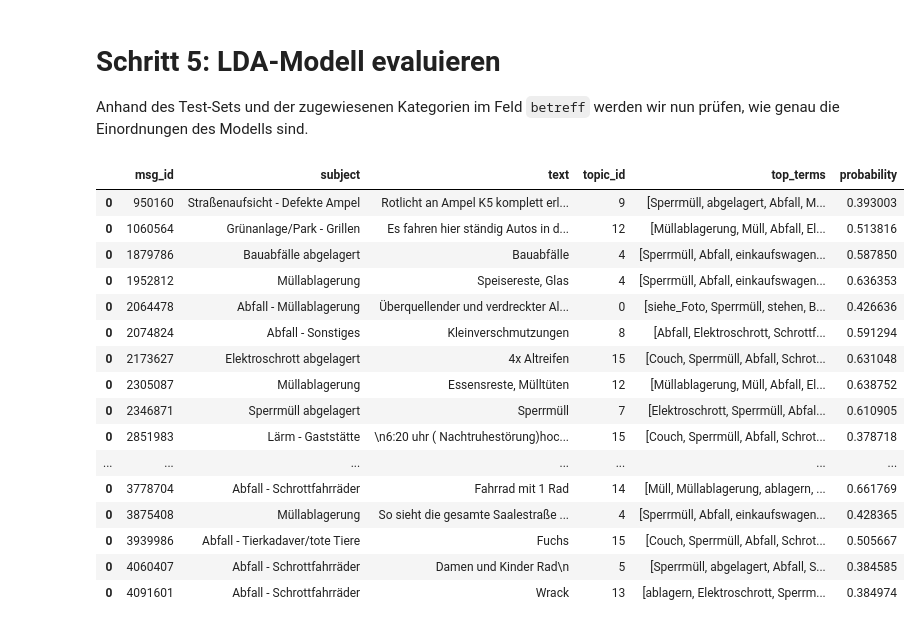
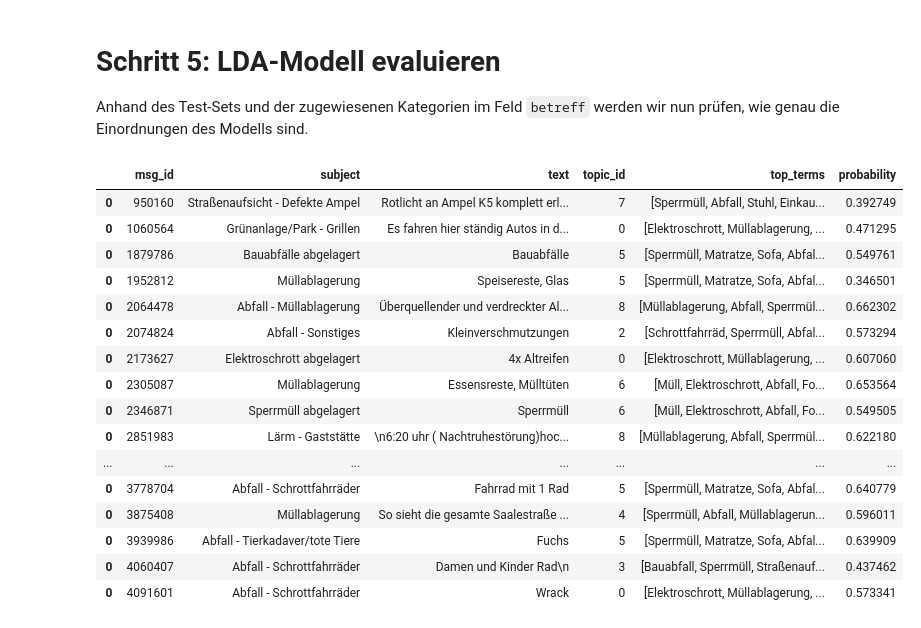
Before and after one commit to schaermu/DLBDSEDE02-Notebook, a Jupyter notebook: src/aufgabe1.ipynb, the cells around one changed output. Saved outputs shown, nothing was run; the diff lists cells and outputs as text; code cells hidden in the pictures.

```diff
--- a/src/aufgabe1.ipynb
+++ b/src/aufgabe1.ipynb
@@ -239,16 +261,16 @@ Zuerst werde ich versuchen, die optimale Anzahl Themenfelder anhand eines Diagra
 import gensim
 
 # use TF-IDF corpus to train LSI model
-lsa_dict = gensim.corpora.Dictionary(training_set.values)
+lsa_dict = gensim.corpora.Dictionary(training_set.lemma)
 lsa_tfidf = TfidfModel(dictionary=lsa_dict, smartirs='ntc')
-lsa_corpus = [lsa_tfidf[lsa_dict.doc2bow(doc)] for doc in training_set.values]
+lsa_corpus = [lsa_tfidf[lsa_dict.doc2bow(doc)] for doc in training_set.lemma]
 
 start, stop, step = 2, 25, 1
 
 _, coherence_values = compute_coherence_values(
     dict=lsa_dict,
     corpus=lsa_corpus,
-    training_set=training_set.values,
+    training_set=training_set.lemma,
     model_type="lsi",
     coherence="u_mass",
     start=start, stop=stop, step=step
@@ -259,7 +281,7 @@ plot_coherence_graph(coherence_values, start, stop, step)
 # %% [markdown]
 Das Diagram zeigt auf, dass die optimale Anzahl Themen zwischen 4 und ca. 6 liegt, mit höheren Werten pendelt sich der Coherence-Score auf einem höheren Niveau ein (wobei bei der `u_mass` Metrik der tiefste Wert der beste ist).
 # %%
-num_topics = 4
+num_topics = 8
 
 lsi_model = LsiModel(lsa_corpus, num_topics=num_topics, id2word=lsa_dict)
 topics = get_specific_topics(lsi_model)
@@ -321,11 +343,11 @@ Bei LDA zeigt sich zum einen eine tiefere Varianz in der Koheränz und zum ander
 from gensim.models import CoherenceModel, LdaMulticore
 import pyLDAvis.gensim_models
 
-num_topics = 16
+num_topics = 10
 
-lda_dict = gensim.corpora.Dictionary(training_set.values)
+lda_dict = gensim.corpora.Dictionary(training_set.lemma)
 lda_tfidf = TfidfModel(dictionary=lsa_dict, smartirs='ntc')
-lda_corpus = [lda_tfidf[lda_dict.doc2bow(doc)] for doc in training_set.values]
+lda_corpus = [lda_tfidf[lda_dict.doc2bow(doc)] for doc in training_set.lemma]
 
 # train model
 lda_model = LdaMulticore(
@@ -341,7 +363,7 @@ lda_model = LdaMulticore(
 
 # Compute Perplexity & Coherence Score
 coherence_model_lda = CoherenceModel(
-    model=lda_model, corpus=lda_corpus, texts=training_set.values, dictionary=lda_dict, coherence="u_mass"
+    model=lda_model, corpus=lda_corpus, texts=training_set.lemma, dictionary=lda_dict, coherence="u_mass"
 )
 coherence_lda = coherence_model_lda.get_coherence()
 print("Perplexity: ", lda_model.log_perplexity(lda_corpus))
@@ -358,16 +380,16 @@ Coherence Score:  -8.715137785535337
 # Schritt 5a: LSI-Modell evaluieren
 Anhand des Test-Sets und der zugewiesenen Kategorien im Feld `betreff` werden wir nun prüfen, wie genau die Einordnungen des LSI-Modells sind.
 # %%
-lsi_test_dict = gensim.corpora.Dictionary(test_set.values)
+lsi_test_dict = gensim.corpora.Dictionary(test_set.lemma)
 lsi_test_tfidf = TfidfModel(dictionary=lsi_test_dict, smartirs='ntc')
-lsi_test_corpus = [lsi_test_tfidf[lsi_test_dict.doc2bow(doc)] for doc in test_set.values]
+lsi_test_corpus = [lsi_test_tfidf[lsi_test_dict.doc2bow(doc)] for doc in test_set.lemma]
 
 predictions = lsi_model[lsi_test_corpus]
 
 dfs = []
 for i, preds in enumerate(predictions):
     doc = test_set.iloc[i]
-    msg_id = test_set.keys()[i]
+    msg_id = doc.name
 
     # get original subject/text from source data
     subject = test_data[test_data.msg_id == msg_id].betreff.values[0]
@@ -408,49 +430,49 @@ df.head(20)
 # Schritt 5: LDA-Modell evaluieren
 Anhand des Test-Sets und der zugewiesenen Kategorien im Feld `betreff` werden wir nun prüfen, wie genau die Einordnungen des Modells sind.
 # %%
-lda_test_dict = gensim.corpora.Dictionary(test_set.values)
+lda_test_dict = gensim.corpora.Dictionary(test_set.lemma)
 lda_test_tfidf = TfidfModel(dictionary=lda_test_dict, smartirs='ntc')
-lda_test_corpus = [lda_test_tfidf[lda_test_dict.doc2bow(doc)] for doc in test_set.values]
+lda_test_corpus = [lda_test_tfidf[lda_test_dict.doc2bow(doc)] for doc in test_set.lemma]
 
 predictions = lda_model.get_document_topics(lda_test_corpus)
 
 dfs = []
 for i, preds in enumerate(predictions):
     doc = test_set.iloc[i]
-    msg_id = test_set.keys()[i]
+    msg_id = doc.name
 
     # get original subject/text from source data
     subject = test_data[test_data.msg_id == msg_id].betreff.values[0]
     text = test_data[test_data.msg_id == msg_id].sachverhalt.values[0]
 
     # sort topics by score, get top topic and its top 5 terms
     preds.sort(key=lambda x: x[1], reverse=True)
     topic_id, probability = preds[0]
     top_terms = [topic[0] for topic in lda_model.show_topic(topic_id, 5)[:]]
 
     doc_df = pd.DataFrame(
         [(msg_id, subject, text, topic_id, top_terms, probability)],
         columns=["msg_id", "subject", "text", "topic_id", "top_terms", "probability"],
     )
     dfs.append(doc_df)
 
 df = pd.concat(dfs)
 df.head(20)
 # %% [output]
 |  | msg_id | subject | text | topic_id | top_terms | probability |
-| 0 | 950160 | Straßenaufsicht - Defekte Ampel | Rotlicht an Ampel K5 komplett erl... | 9 | [Sperrmüll, abgelagert, Abfall, M... | 0.393003 |
-| 0 | 1060564 | Grünanlage/Park - Grillen | Es fahren hier ständig Autos in d... | 12 | [Müllablagerung, Müll, Abfall, El... | 0.513816 |
-| 0 | 1879786 | Bauabfälle abgelagert | Bauabfälle | 4 | [Sperrmüll, Abfall, einkaufswagen... | 0.587850 |
-| 0 | 1952812 | Müllablagerung | Speisereste, Glas | 4 | [Sperrmüll, Abfall, einkaufswagen... | 0.636353 |
-| 0 | 2064478 | Abfall - Müllablagerung | Überquellender und verdreckter Al... | 0 | [siehe_Foto, Sperrmüll, stehen, B... | 0.426636 |
-| 0 | 2074824 | Abfall - Sonstiges | Kleinverschmutzungen | 8 | [Abfall, Elektroschrott, Schrottf... | 0.591294 |
-| 0 | 2173627 | Elektroschrott abgelagert | 4x Altreifen | 15 | [Couch, Sperrmüll, Abfall, Schrot... | 0.631048 |
-| 0 | 2305087 | Müllablagerung | Essensreste, Mülltüten | 12 | [Müllablagerung, Müll, Abfall, El... | 0.638752 |
-| 0 | 2346871 | Sperrmüll abgelagert | Sperrmüll | 7 | [Elektroschrott, Sperrmüll, Abfal... | 0.610905 |
-| 0 | 2851983 | Lärm - Gaststätte | \n6:20 uhr ( Nachtruhestörung)hoc... | 15 | [Couch, Sperrmüll, Abfall, Schrot... | 0.378718 |
+| 0 | 950160 | Straßenaufsicht - Defekte Ampel | Rotlicht an Ampel K5 komplett erl... | 7 | [Sperrmüll, Abfall, Stuhl, Einkau... | 0.392749 |
+| 0 | 1060564 | Grünanlage/Park - Grillen | Es fahren hier ständig Autos in d... | 0 | [Elektroschrott, Müllablagerung, ... | 0.471295 |
+| 0 | 1879786 | Bauabfälle abgelagert | Bauabfälle | 5 | [Sperrmüll, Matratze, Sofa, Abfal... | 0.549761 |
+| 0 | 1952812 | Müllablagerung | Speisereste, Glas | 5 | [Sperrmüll, Matratze, Sofa, Abfal... | 0.346501 |
+| 0 | 2064478 | Abfall - Müllablagerung | Überquellender und verdreckter Al... | 8 | [Müllablagerung, Abfall, Sperrmül... | 0.662302 |
+| 0 | 2074824 | Abfall - Sonstiges | Kleinverschmutzungen | 2 | [Schrottfahrräd, Sperrmüll, Abfal... | 0.573294 |
+| 0 | 2173627 | Elektroschrott abgelagert | 4x Altreifen | 0 | [Elektroschrott, Müllablagerung, ... | 0.607060 |
+| 0 | 2305087 | Müllablagerung | Essensreste, Mülltüten | 6 | [Müll, Elektroschrott, Abfall, Fo... | 0.653564 |
+| 0 | 2346871 | Sperrmüll abgelagert | Sperrmüll | 6 | [Müll, Elektroschrott, Abfall, Fo... | 0.549505 |
+| 0 | 2851983 | Lärm - Gaststätte | \n6:20 uhr ( Nachtruhestörung)hoc... | 8 | [Müllablagerung, Abfall, Sperrmül... | 0.622180 |
 | ... | ... | ... | ... | ... | ... | ... |
-| 0 | 3778704 | Abfall - Schrottfahrräder | Fahrrad mit 1 Rad | 14 | [Müll, Müllablagerung, ablagern, ... | 0.661769 |
-| 0 | 3875408 | Müllablagerung | So sieht die gesamte Saalestraße ... | 4 | [Sperrmüll, Abfall, einkaufswagen... | 0.428365 |
-| 0 | 3939986 | Abfall - Tierkadaver/tote Tiere | Fuchs | 15 | [Couch, Sperrmüll, Abfall, Schrot... | 0.505667 |
-| 0 | 4060407 | Abfall - Schrottfahrräder | Damen und Kinder Rad\n | 5 | [Sperrmüll, abgelagert, Abfall, S... | 0.384585 |
-| 0 | 4091601 | Abfall - Schrottfahrräder | Wrack | 13 | [ablagern, Elektroschrott, Sperrm... | 0.384974 |
+| 0 | 3778704 | Abfall - Schrottfahrräder | Fahrrad mit 1 Rad | 5 | [Sperrmüll, Matratze, Sofa, Abfal... | 0.640779 |
+| 0 | 3875408 | Müllablagerung | So sieht die gesamte Saalestraße ... | 4 | [Sperrmüll, Abfall, Müllablagerun... | 0.596011 |
+| 0 | 3939986 | Abfall - Tierkadaver/tote Tiere | Fuchs | 5 | [Sperrmüll, Matratze, Sofa, Abfal... | 0.639909 |
+| 0 | 4060407 | Abfall - Schrottfahrräder | Damen und Kinder Rad\n | 3 | [Bauabfall, Sperrmüll, Straßenauf... | 0.437462 |
+| 0 | 4091601 | Abfall - Schrottfahrräder | Wrack | 0 | [Elektroschrott, Müllablagerung, ... | 0.573341 |
```
Also changed, not shown: parts of 16 cells of this notebook, 1 other file.
